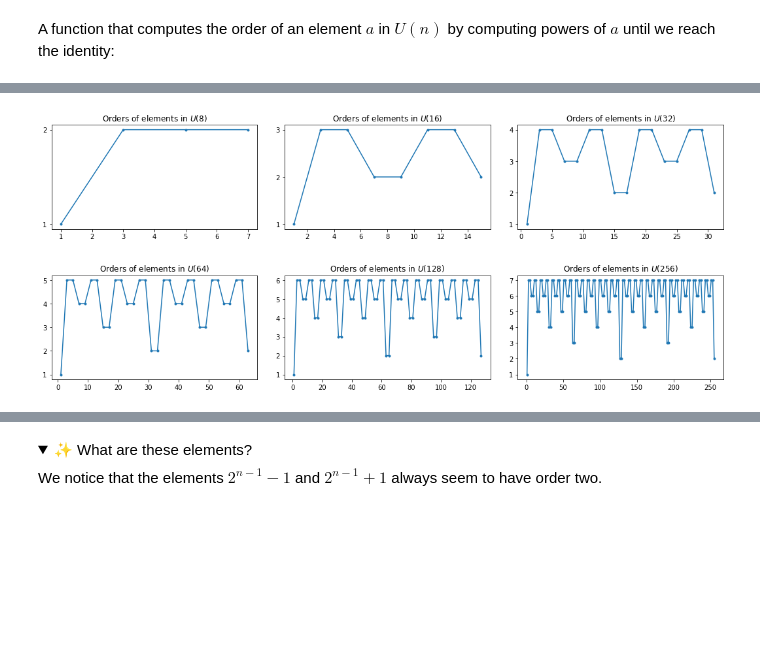
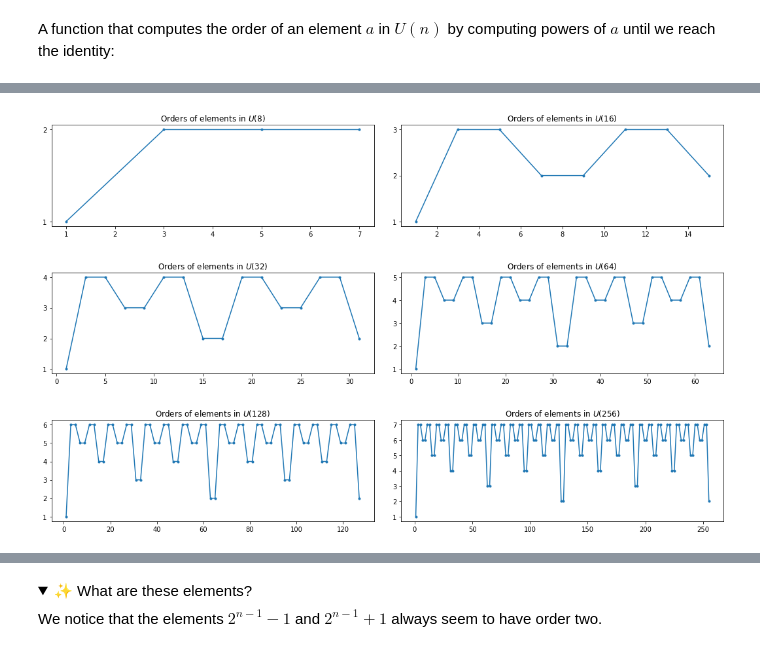
Before and after one commit to veggiedefender/notebooks, a Jupyter notebook: multiplicative-group/multiplicative-group.ipynb, the cells around one changed output, grey strips where cells are left out. Cells and saved outputs as stored; diff of their text form; code cells hidden in the pictures; folded sections open; blank space fills up the shorter version.

Commit message:
2x3 graphs

```diff
--- a/multiplicative-group/multiplicative-group.ipynb
+++ b/multiplicative-group/multiplicative-group.ipynb
@@ -49,7 +49,7 @@ def order(a, n):
         count += 1
     return count
 # %%
-for n in range(3, 8):
+for n in range(3, 10):
     display(Math(rf'\text{{$\lvert a \rvert$ for each $a \in U({2**n})$}}')) # fancy latex headings
 
     u = U(2**n)
@@ -70,19 +74,19 @@ $\displaystyle \text{$\lvert a \rvert$ for each $a \in U(128)$}$
 # %%
 def plot_orders(exponents, num_rows):
     fig, axes = plt.subplots(num_rows, len(exponents) // num_rows, figsize=(15, 3 * num_rows))
     fig.tight_layout(h_pad=5)
 
     for n, ax in zip(exponents, axes.flatten()):
         ax.set_title(rf'Orders of elements in $U({2**n})$')
         ax.yaxis.set_major_locator(MaxNLocator(integer=True)) # force integer axis ticks
 
         u = U(2**n)
         u_orders = [order(a, 2**n) for a in u]
         ax.plot(u, u_orders, '.-')
 
-plot_orders([3, 4, 5, 6, 7, 8], num_rows=2)
+plot_orders([3, 4, 5, 6, 7, 8], num_rows=3)
 # %% [output]
-[figure, old version]
+[figure, new version]
 # %%
 for n in range(3, 10):
     display(Math(rf'\text{{$(a, \lvert a \rvert)$ for each $a \in U({2**n})$}}')) # fancy latex headings
```
Also changed, not shown: parts of 8 cells of this notebook.
